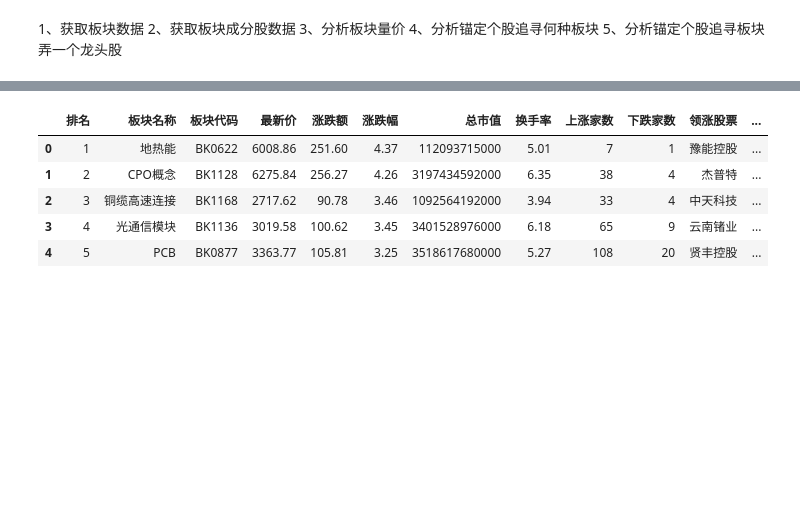
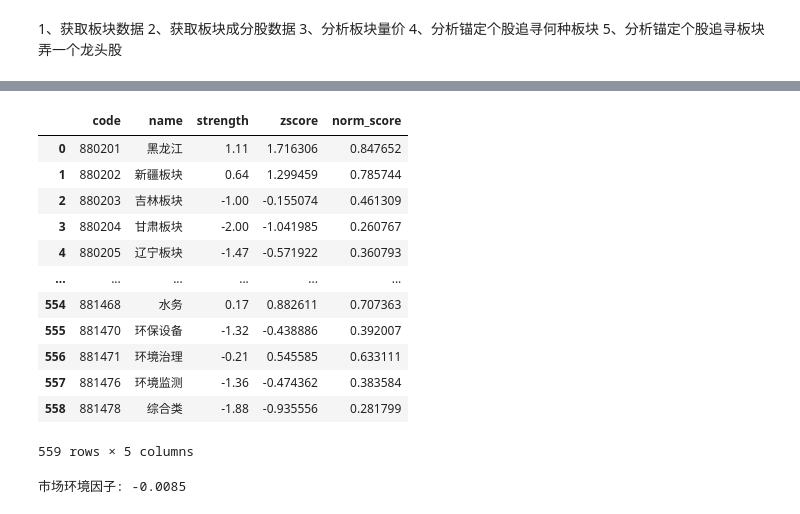
Before and after one commit to chen-cyw-yan/GP, a Jupyter notebook: 选股策略/板块共振分析.ipynb, the cells around one changed output, grey strips where cells are left out. Cells and saved outputs as stored; diff of their text form; code cells hidden in the pictures; blank space fills up the shorter version.

```diff
--- a/选股策略/板块共振分析.ipynb
+++ b/选股策略/板块共振分析.ipynb
@@ -67,9 +74,36 @@ stock_board_concept_name_em_df = ak.stock_board_concept_name_em()
+# %%
+block_detail_sql=f"""select * from gp.tdx_block_daily where create_date='2026-03-19'"""
+block_detail_df=pd.read_sql(sql=block_detail_sql,con=engine)
+# %%
+# Z-score（相对市场）
+mean = block_detail_df['strength'].mean()
+std = block_detail_df['strength'].std()
+
+block_detail_df['zscore'] = (block_detail_df['strength'] - mean) / std
 # %%
-stock_board_concept_name_em_df.head()
+block_detail_df['norm_score'] = 1 / (1 + np.exp(-block_detail_df['zscore']))
-# %% [output]
-|  | 排名 | 板块名称 | 板块代码 | 最新价 | 涨跌额 | 涨跌幅 | 总市值 | 换手率 | 上涨家数 | 下跌家数 | 领涨股票 | ... |
-| 0 | 1 | 地热能 | BK0622 | 6008.86 | 251.60 | 4.37 | 112093715000 | 5.01 | 7 | 1 | 豫能控股 | ... |
-| 1 | 2 | CPO概念 | BK1128 | 6275.84 | 256.27 | 4.26 | 3197434592000 | 6.35 | 38 | 4 | 杰普特 | ... |
-| 2 | 3 | 铜缆高速连接 | BK1168 | 2717.62 | 90.78 | 3.46 | 1092564192000 | 3.94 | 33 | 4 | 中天科技 | ... |
-| 3 | 4 | 光通信模块 | BK1136 | 3019.58 | 100.62 | 3.45 | 3401528976000 | 6.18 | 65 | 9 | 云南锗业 | ... |
-| 4 | 5 | PCB | BK0877 | 3363.77 | 105.81 | 3.25 | 3518617680000 | 5.27 | 108 | 20 | 贤丰控股 | ... |
+# %%
+block_detail_df[['code','name','strength','zscore','norm_score']]
+# %% [output]
+|  | code | name | strength | zscore | norm_score |
+| 0 | 880201 | 黑龙江 | 1.11 | 1.716306 | 0.847652 |
+| 1 | 880202 | 新疆板块 | 0.64 | 1.299459 | 0.785744 |
+| 2 | 880203 | 吉林板块 | -1.00 | -0.155074 | 0.461309 |
+| 3 | 880204 | 甘肃板块 | -2.00 | -1.041985 | 0.260767 |
+| 4 | 880205 | 辽宁板块 | -1.47 | -0.571922 | 0.360793 |
+| ... | ... | ... | ... | ... | ... |
+| 554 | 881468 | 水务 | 0.17 | 0.882611 | 0.707363 |
+| 555 | 881470 | 环保设备 | -1.32 | -0.438886 | 0.392007 |
+| 556 | 881471 | 环境治理 | -0.21 | 0.545585 | 0.633111 |
+| 557 | 881476 | 环境监测 | -1.36 | -0.474362 | 0.383584 |
+| 558 | 881478 | 综合类 | -1.88 | -0.935556 | 0.281799 |
+559 rows × 5 columns
+# %%
+# 市场因子：>0.5 偏强，<0.5 偏弱
+market_mean = block_detail_df['norm_score'].mean()
+# 市场因子：>0.5 偏强，<0.5 偏弱
+market_factor = (market_mean - 0.5) * 2   # 映射到 [-1,1]
+
+print("\n市场环境因子:", round(market_factor, 4))
+# %% [output]
+市场环境因子: -0.0085
```
Also changed, not shown: parts of 19 cells of this notebook, 6 other files.
